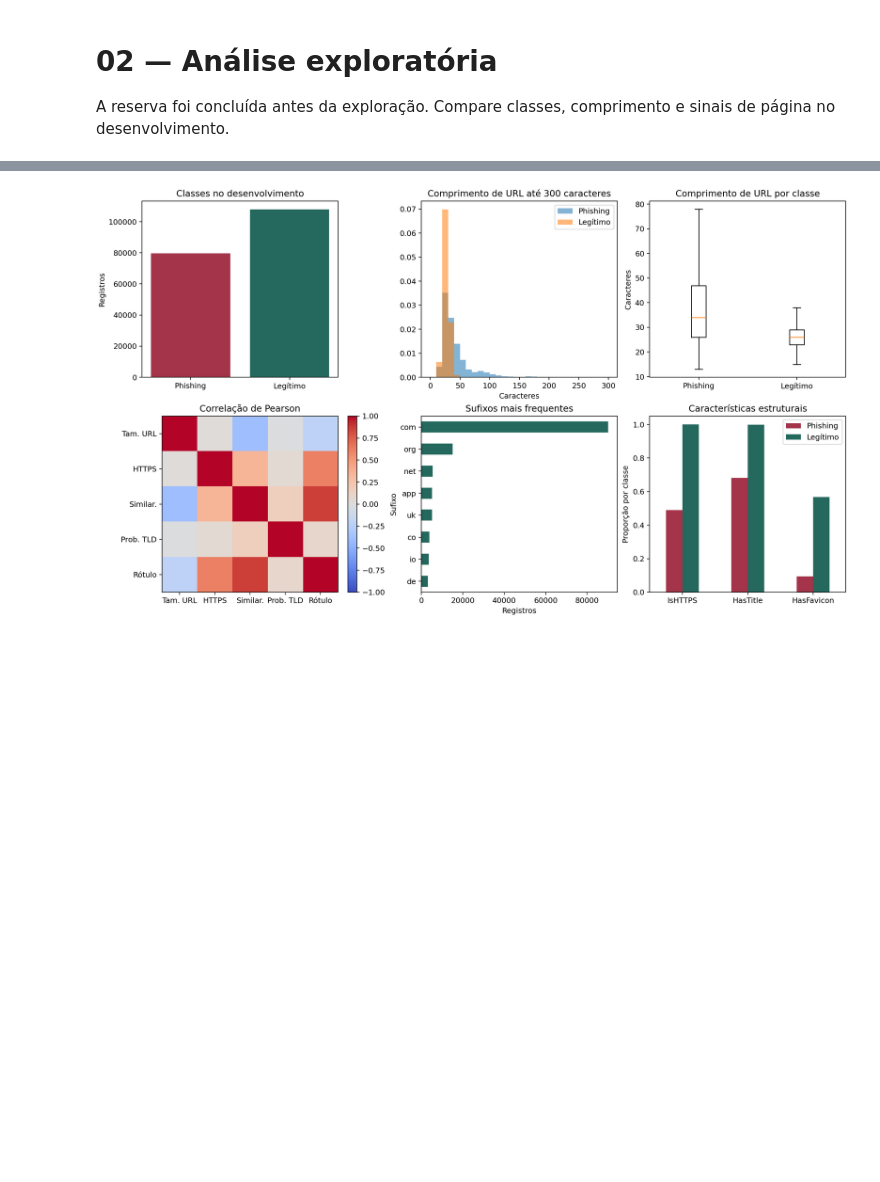
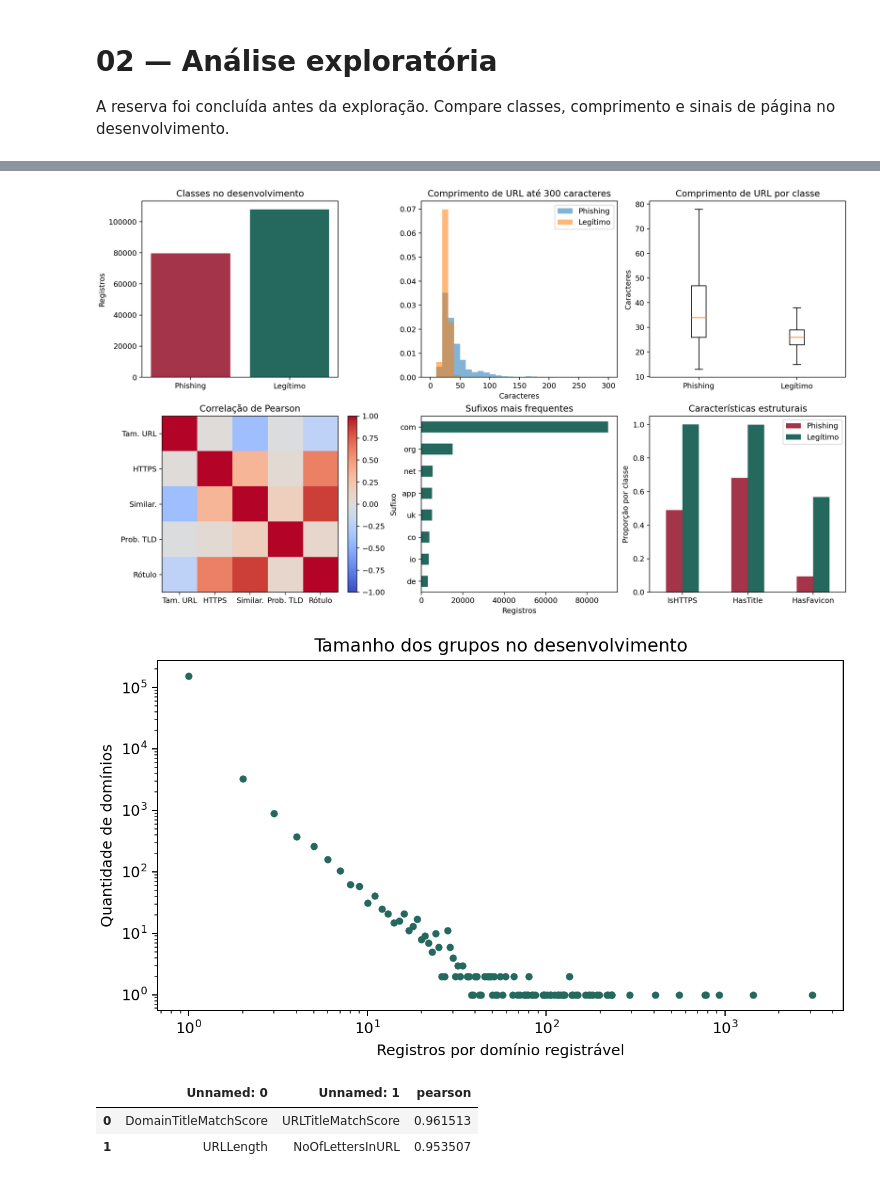
Before and after one commit to Lucas-Amaral-D/phishing, a Jupyter notebook: notebooks/02_analise_exploratoria.ipynb, the cells around one changed output, grey strips where cells are left out. Drawn from its saved outputs; the diff is of its cells as text; code cells hidden in the pictures; blank space fills up the shorter version.

```diff
--- a/notebooks/02_analise_exploratoria.ipynb
+++ b/notebooks/02_analise_exploratoria.ipynb
@@ -5,31 +5,37 @@ A reserva foi concluída antes da exploração. Compare classes, comprimento e s
 # %%
 from pathlib import Path
 import json
 import pandas as pd
 from IPython.display import display, Image
 
 cwd = Path.cwd()
 root = next(path for path in (cwd, *cwd.parents) if (path / "pyproject.toml").is_file())
 exp = root / "results" / "experiments" / "completo-e00004fe47f74cb1994965d5c8d0d5b4"
 final = root / "results" / "final" / "39293c0cc63702da8f5475cb060b878905ac68284c06479919d0f138e8157b8f"
 eda = root / "results" / "exploracao"
 display(pd.read_csv(eda / "descritivas.csv").head(12))
 display(Image(filename=str(eda / "painel.png")))
+display(Image(filename=str(eda / "dominios.png")))
+display(pd.read_csv(eda / "correlacoes_altas.csv").head(10))
 # %% [output]
 |  | Unnamed: 0 | count | mean | std | min | 25% | 50% | 75% | max | variance | iqr | ... |
 | 0 | URLLength | 187434.0 | 34.433198 | 43.916403 | 13.000000 | 23.000000 | 27.000000 | 34.000000 | 6097.000000 | 1928.650494 | 11.000000 | ... |
 | 1 | DomainLength | 187434.0 | 21.351985 | 8.906802 | 4.000000 | 16.000000 | 20.000000 | 24.000000 | 110.000000 | 79.331122 | 8.000000 | ... |
 | 2 | IsDomainIP | 187434.0 | 0.002518 | 0.050119 | 0.000000 | 0.000000 | 0.000000 | 0.000000 | 1.000000 | 0.002512 | 0.000000 | ... |
 | 3 | URLSimilarityIndex | 187434.0 | 78.828649 | 28.666303 | 0.155574 | 57.959714 | 100.000000 | 100.000000 | 100.000000 | 821.756939 | 42.040286 | ... |
 | 4 | CharContinuationRate | 187434.0 | 0.848205 | 0.214595 | 0.000000 | 0.684211 | 1.000000 | 1.000000 | 1.000000 | 0.046051 | 0.315789 | ... |
 | 5 | TLDLegitimateProb | 187434.0 | 0.262419 | 0.251607 | 0.000000 | 0.006970 | 0.079963 | 0.522907 | 0.522907 | 0.063306 | 0.515938 | ... |
 | 6 | URLCharProb | 187434.0 | 0.055833 | 0.010561 | 0.001083 | 0.050931 | 0.058016 | 0.062901 | 0.090824 | 0.000112 | 0.011970 | ... |
 | 7 | TLDLength | 187434.0 | 2.762300 | 0.591668 | 2.000000 | 2.000000 | 3.000000 | 3.000000 | 13.000000 | 0.350071 | 1.000000 | ... |
 | 8 | NoOfSubDomain | 187434.0 | 1.156962 | 0.586775 | 0.000000 | 1.000000 | 1.000000 | 1.000000 | 10.000000 | 0.344305 | 0.000000 | ... |
 | 9 | HasObfuscation | 187434.0 | 0.002038 | 0.045099 | 0.000000 | 0.000000 | 0.000000 | 0.000000 | 1.000000 | 0.002034 | 0.000000 | ... |
 | 10 | NoOfObfuscatedChar | 187434.0 | 0.027162 | 2.090575 | 0.000000 | 0.000000 | 0.000000 | 0.000000 | 447.000000 | 4.370504 | 0.000000 | ... |
 | 11 | ObfuscationRatio | 187434.0 | 0.000139 | 0.003782 | 0.000000 | 0.000000 | 0.000000 | 0.000000 | 0.273000 | 0.000014 | 0.000000 | ... |
 [figure]
+[figure, added]
+|  | Unnamed: 0 | Unnamed: 1 | pearson |
+| 0 | DomainTitleMatchScore | URLTitleMatchScore | 0.961513 |
+| 1 | URLLength | NoOfLettersInURL | 0.953507 |
 # %% [markdown]
 ## Conclusão
 
```
Also changed, not shown: parts of 1 cell of this notebook, 5 other files.
